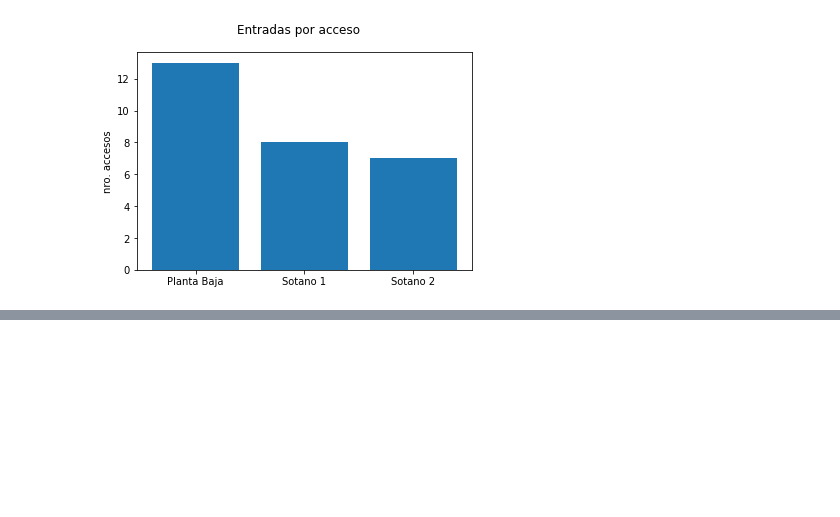
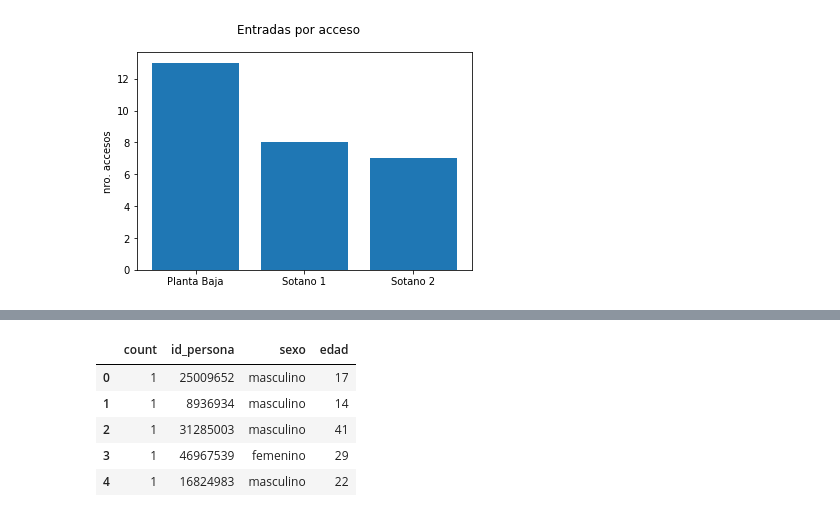
Before and after one commit to paycheck97/ProjectDB-A1, a Jupyter notebook: Projecto 1.ipynb, the cells around one changed output, grey strips where cells are left out. Cells and saved outputs as stored; diff of their text form; code cells hidden in the pictures; blank space fills up the shorter version.

```diff
--- a/Projecto 1.ipynb
+++ b/Projecto 1.ipynb
@@ -560,0 +549,21 @@ plt.show
+# %%
+
+import psycopg2
+import pandas as pd
+
+conn = psycopg2.connect(host='bydl8yhl1xvycflftlju-postgresql.services.clever-cloud.com',
+                        user='ujegvu5yu2q28i5dthj9', password='86WWh0iQz4n8dfN82WGW', dbname='bydl8yhl1xvycflftlju')
+
+sql = '''
+    SELECT * FROM mas_visitas;
+'''
+
+df = pd.read_sql(sql, conn)
+df
+# %% [output]
+|  | count | id_persona | sexo | edad |
+| 0 | 1 | 25009652 | masculino | 17 |
+| 1 | 1 | 8936934 | masculino | 14 |
+| 2 | 1 | 31285003 | masculino | 41 |
+| 3 | 1 | 46967539 | femenino | 29 |
+| 4 | 1 | 16824983 | masculino | 22 |
```
Also changed, not shown: parts of 5 cells of this notebook.
